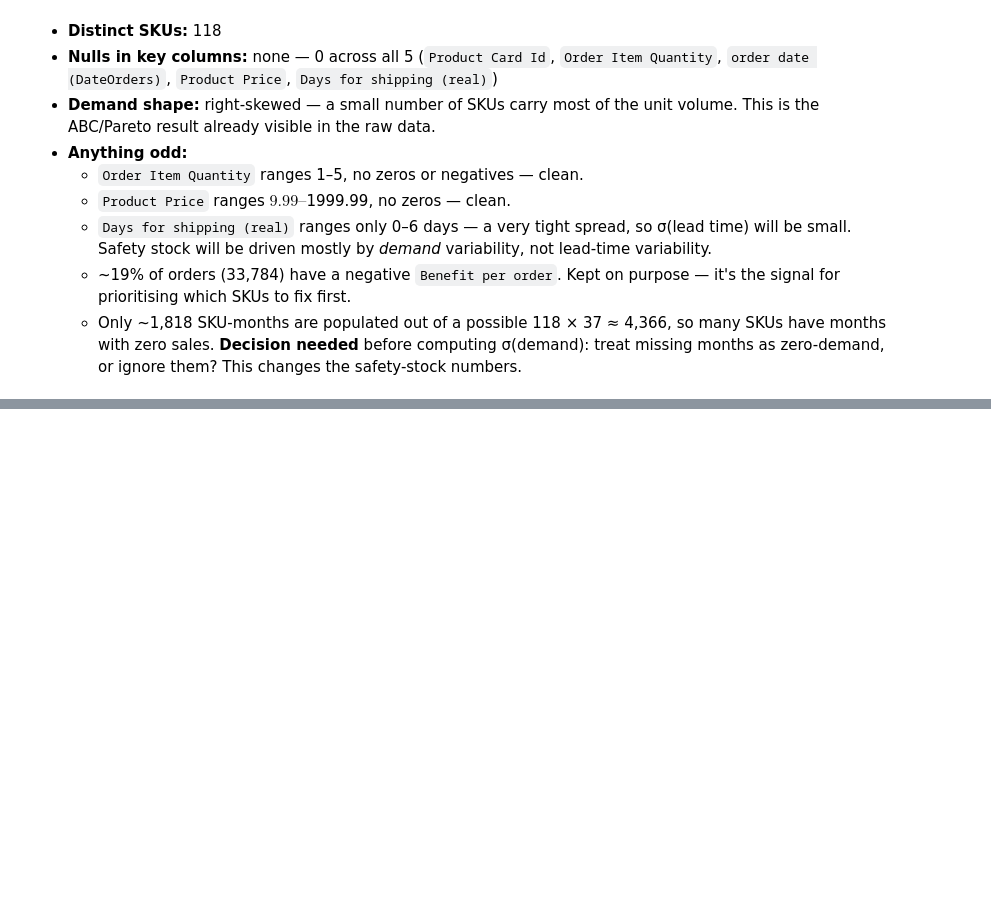
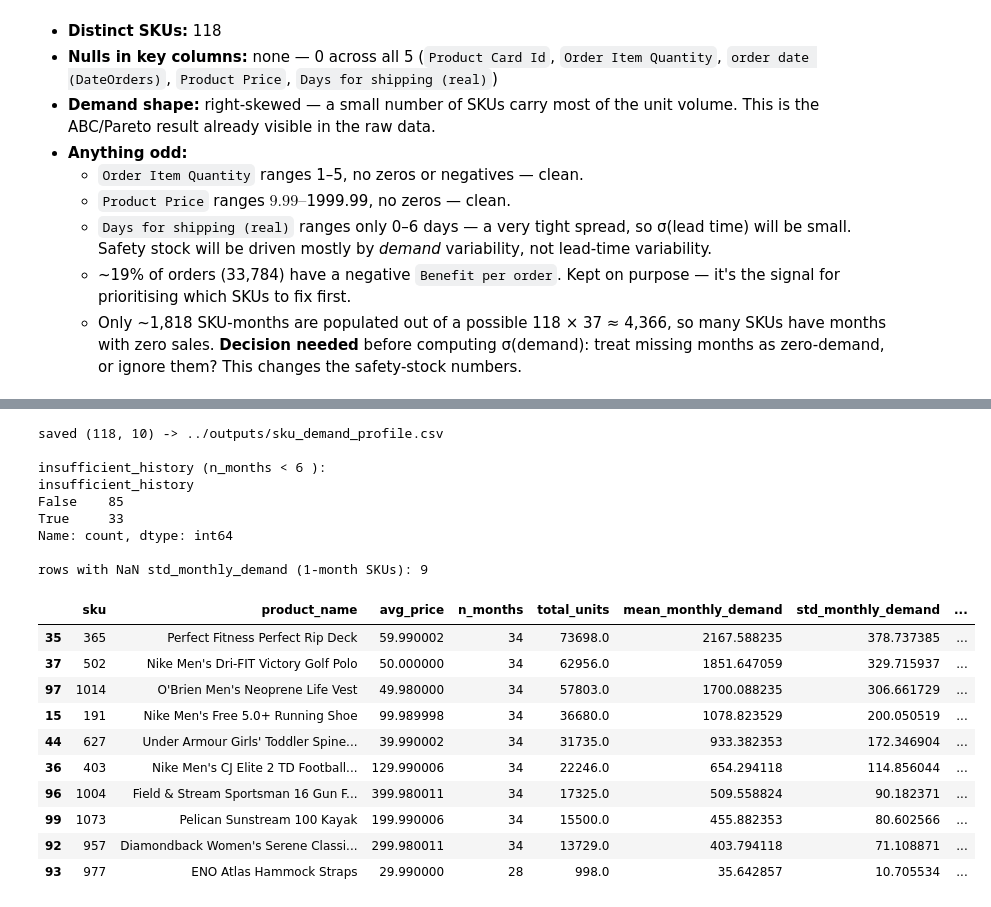
Before and after one commit to GireesheePendela/dataco-inventory-analysis, a Jupyter notebook: notebooks/analysis.ipynb, the cells around one changed output, grey strips where cells are left out. Drawn from its saved outputs; the diff is of its cells as text; code cells hidden in the pictures; blank space fills up the shorter version.

Commit message:
Build per-SKU demand profile with zero-filled series and history flag

```diff
--- a/notebooks/analysis.ipynb
+++ b/notebooks/analysis.ipynb
@@ -174,0 +190,9 @@ plt.show()
+# %%
+import numpy as np
+
+demand_m = pd.read_csv("../outputs/demand_by_sku_month.csv", parse_dates=["month"])
+leadtime = pd.read_csv("../outputs/leadtime_by_sku.csv")
+
+print("demand_by_sku_month:", demand_m.shape)
+print("leadtime_by_sku:    ", leadtime.shape)
+demand_m.head()
@@ -174,0 +247,38 @@ plt.show()
+# %%
+sku_demand_profile = profile.merge(
+    leadtime[["sku", "avg_lead_time_days", "std_lead_time_days"]],
+    on="sku", how="left",
+)
+
+out_path = "../outputs/sku_demand_profile.csv"
+sku_demand_profile.to_csv(out_path, index=False)
+
+print("saved", sku_demand_profile.shape, "->", out_path)
+print()
+print("insufficient_history (n_months <", MIN_MONTHS, "):")
+print(sku_demand_profile["insufficient_history"].value_counts())
+print()
+print("rows with NaN std_monthly_demand (1-month SKUs):",
+      sku_demand_profile["std_monthly_demand"].isna().sum())
+sku_demand_profile.sort_values("total_units", ascending=False).head(10)
+# %% [output]
+saved (118, 10) -> ../outputs/sku_demand_profile.csv
+
+insufficient_history (n_months < 6 ):
+insufficient_history
+False    85
+True     33
+Name: count, dtype: int64
+
+rows with NaN std_monthly_demand (1-month SKUs): 9
+|  | sku | product_name | avg_price | n_months | total_units | mean_monthly_demand | std_monthly_demand | ... |
+| 35 | 365 | Perfect Fitness Perfect Rip Deck | 59.990002 | 34 | 73698.0 | 2167.588235 | 378.737385 | ... |
+| 37 | 502 | Nike Men's Dri-FIT Victory Golf Polo | 50.000000 | 34 | 62956.0 | 1851.647059 | 329.715937 | ... |
+| 97 | 1014 | O'Brien Men's Neoprene Life Vest | 49.980000 | 34 | 57803.0 | 1700.088235 | 306.661729 | ... |
+| 15 | 191 | Nike Men's Free 5.0+ Running Shoe | 99.989998 | 34 | 36680.0 | 1078.823529 | 200.050519 | ... |
+| 44 | 627 | Under Armour Girls' Toddler Spine... | 39.990002 | 34 | 31735.0 | 933.382353 | 172.346904 | ... |
+| 36 | 403 | Nike Men's CJ Elite 2 TD Football... | 129.990006 | 34 | 22246.0 | 654.294118 | 114.856044 | ... |
+| 96 | 1004 | Field & Stream Sportsman 16 Gun F... | 399.980011 | 34 | 17325.0 | 509.558824 | 90.182371 | ... |
+| 99 | 1073 | Pelican Sunstream 100 Kayak | 199.990006 | 34 | 15500.0 | 455.882353 | 80.602566 | ... |
+| 92 | 957 | Diamondback Women's Serene Classi... | 299.980011 | 34 | 13729.0 | 403.794118 | 71.108871 | ... |
+| 93 | 977 | ENO Atlas Hammock Straps | 29.990000 | 28 | 998.0 | 35.642857 | 10.705534 | ... |
```
Also changed, not shown: parts of 4 cells of this notebook, 1 other file.
